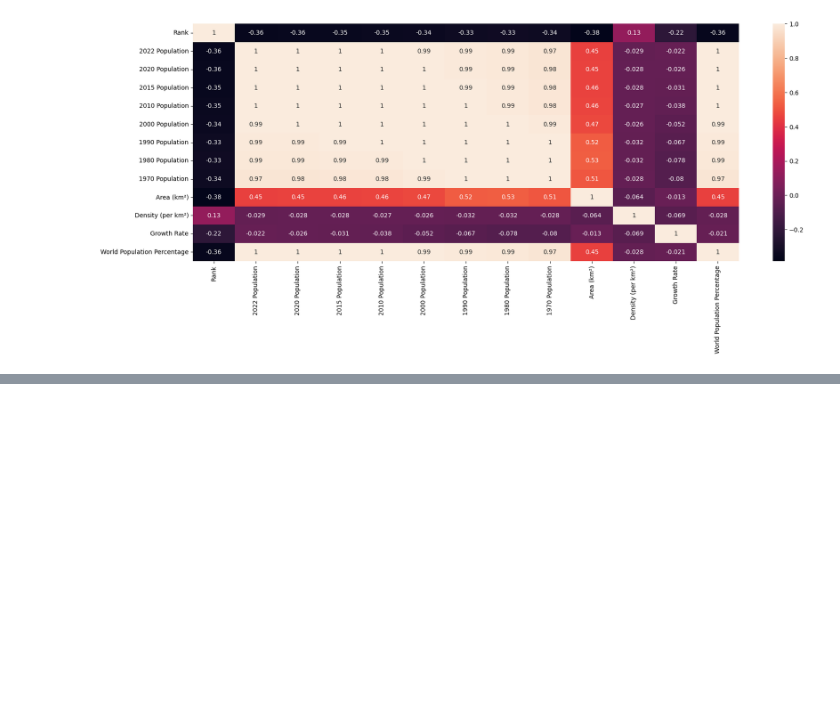
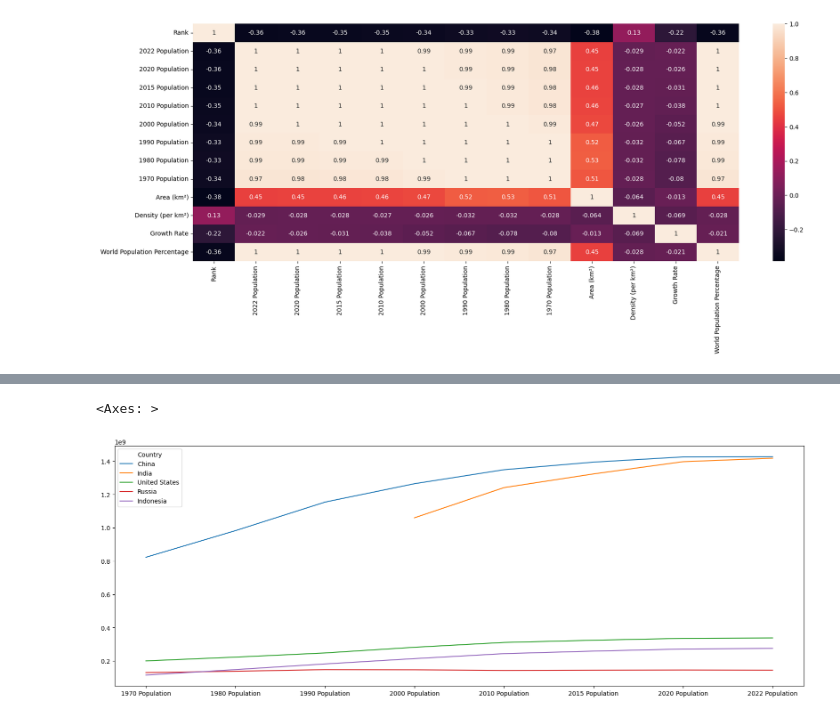
Before and after one commit to Pearl-15/EDA_in_Pandas, a Jupyter notebook: EDA_in_Pandas.ipynb, the cells around one changed output, grey strips where cells are left out. Drawn from its saved outputs; the diff is of its cells as text; code cells hidden in the pictures; blank space fills up the shorter version.

```diff
--- a/EDA_in_Pandas.ipynb
+++ b/EDA_in_Pandas.ipynb
@@ -196,0 +258,6 @@ plt.show()
+# %%
+df4 = df.groupby(['Country'])[['1970 Population',
+       '1980 Population', '1990 Population', '2000 Population',
+       '2010 Population', '2015 Population', '2020 Population',
+       '2022 Population']].mean().sort_values( by='1970 Population', ascending=False).head()
+df4
@@ -196,0 +272,3 @@ plt.show()
+# %%
+df5 = df4.transpose()
+df5
@@ -196,0 +285,5 @@ plt.show()
+# %%
+df5.plot()
+# %% [output]
+<Axes: >
+[figure, added]
```
Also changed, not shown: parts of 10 cells of this notebook.
